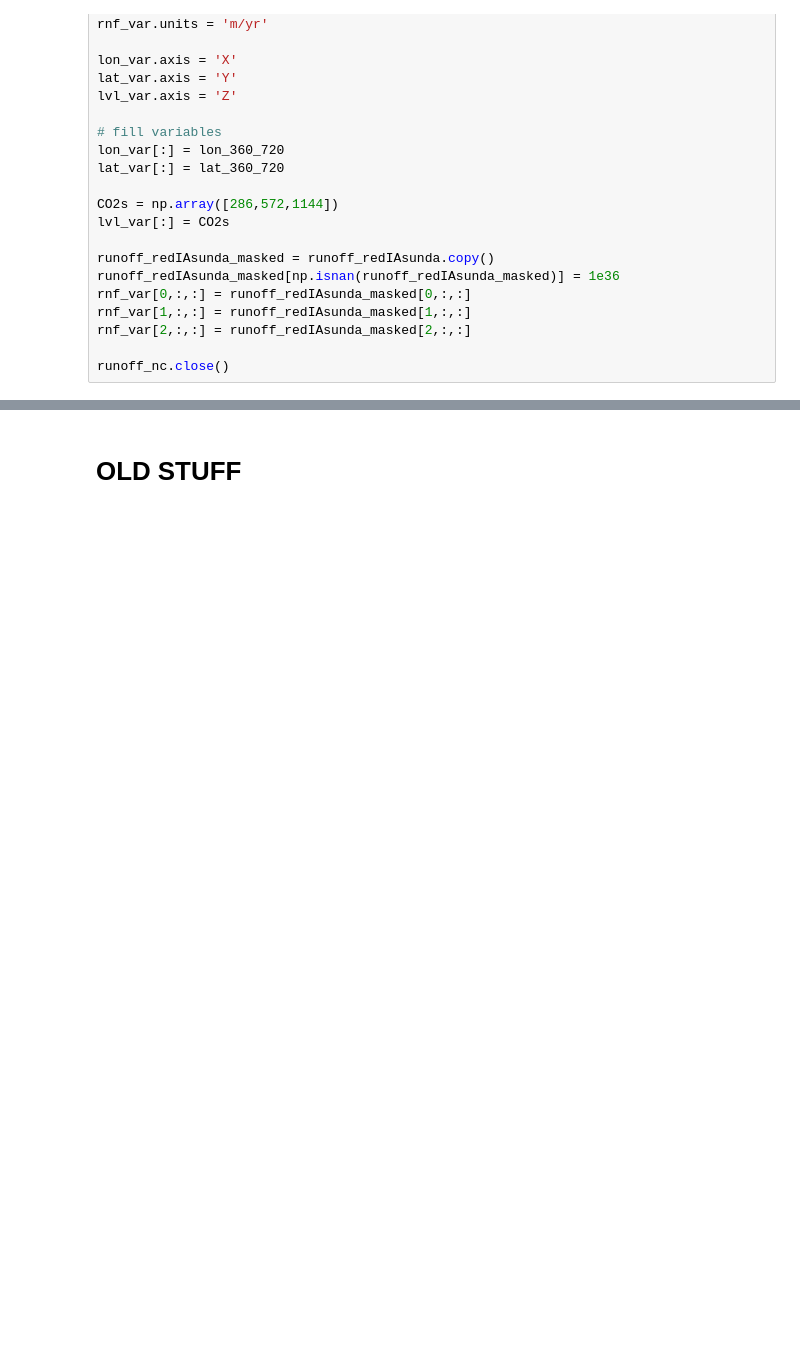
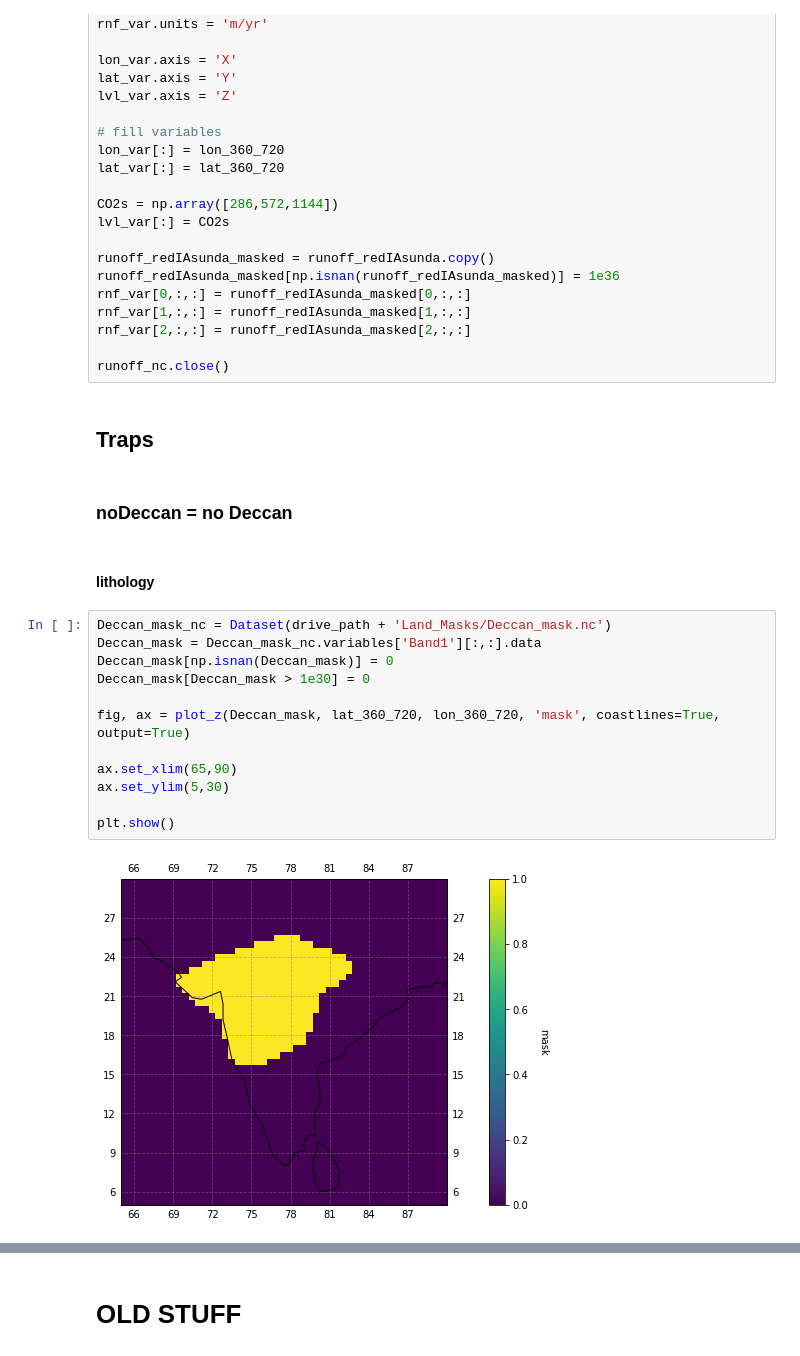
Before and after one commit to Swanson-Hysell-Group/GEOCLIM_Modern, a Jupyter notebook: Code/Notebooks/lithology_masks_7d.ipynb, the cells around one changed output, grey strips where cells are left out. Cells and saved outputs as stored; diff of their text form; blank space fills up the shorter version.

Commit message:
no Deccan mask complete

```diff
--- a/Code/Notebooks/lithology_masks_7d.ipynb
+++ b/Code/Notebooks/lithology_masks_7d.ipynb
@@ -1653,3 +1653,23 @@ rnf_var[1,:,:] = runoff_redIAsunda_masked[1,:,:]
 rnf_var[2,:,:] = runoff_redIAsunda_masked[2,:,:]
 
 runoff_nc.close()
+# %% [markdown]
+## Traps
+# %% [markdown]
+### noDeccan = no Deccan
+# %% [markdown]
+#### lithology
+# %%
+Deccan_mask_nc = Dataset(drive_path + 'Land_Masks/Deccan_mask.nc')
+Deccan_mask = Deccan_mask_nc.variables['Band1'][:,:].data
+Deccan_mask[np.isnan(Deccan_mask)] = 0
+Deccan_mask[Deccan_mask > 1e30] = 0
+
+fig, ax = plot_z(Deccan_mask, lat_360_720, lon_360_720, 'mask', coastlines=True, output=True)
+
+ax.set_xlim(65,90)
+ax.set_ylim(5,30)
+
+plt.show()
+# %% [output]
+[figure, added]
```
Also changed, not shown: parts of 13 cells of this notebook, 1 other file.
